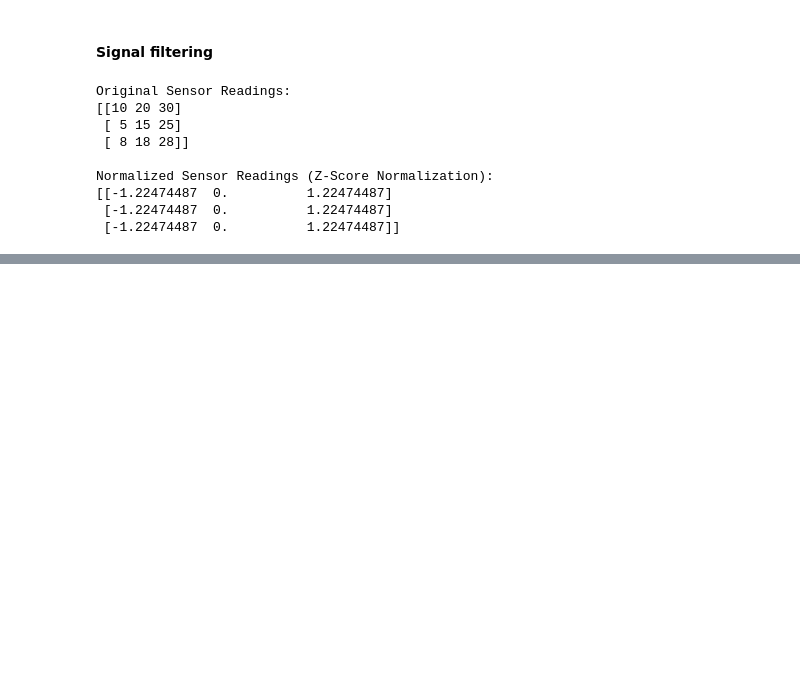
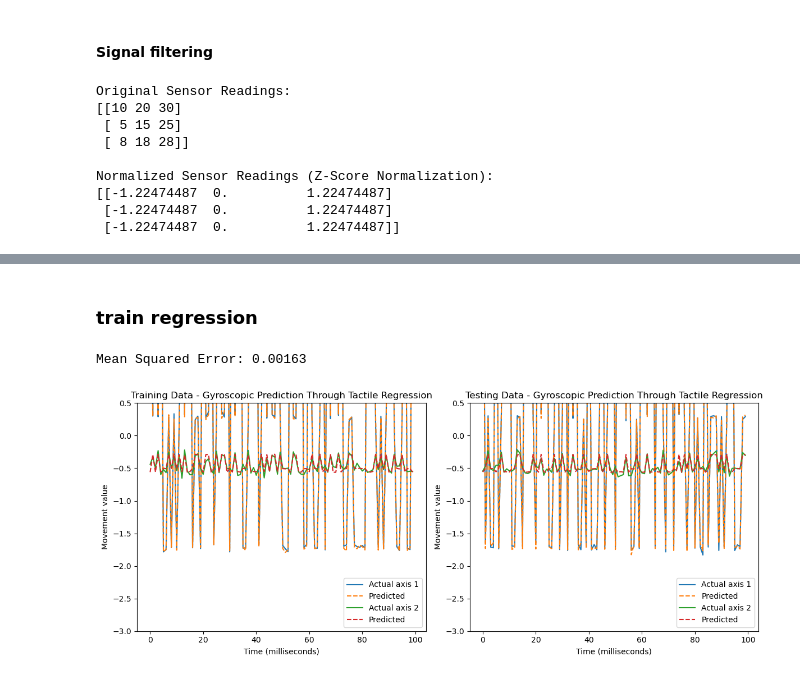
Before and after one commit to shepai/TactileSensor, a Jupyter notebook: Code/Data collection/robot/excel.ipynb, the cells around one changed output, grey strips where cells are left out. Cells and saved outputs as stored; diff of their text form; code cells hidden in the pictures; blank space fills up the shorter version.

```diff
--- a/Code/Data collection/robot/excel.ipynb
+++ b/Code/Data collection/robot/excel.ipynb
@@ -1519,0 +1551,59 @@ Normalized Sensor Readings (Z-Score Normalization):
+# %% [markdown]
+### train regression
+# %%
+X_train, X_test, Y_train, Y_test = train_test_split(X, y, test_size=0.2, random_state=42)
+#X_train, X_test, Y_train, Y_test = train_test_split(X_, y_, test_size=0.2, random_state=42)
+# Create a Ridge Regression model
+alpha = 1.0  # Ridge regularization parameter (adjust as needed)
+ridge_model = Ridge(alpha=alpha)
+#ridge_model = LinearRegression(positive=True)
+# Fit the model to the training data
+ridge_model.fit(X_train, Y_train)
+
+# Make predictions on the test data
+Y_pred = ridge_model.predict(X_test)
+
+# Calculate Mean Squared Error (MSE) to evaluate the model
+mse = mean_squared_error(Y_test, Y_pred)
+print(f"Mean Squared Error: {mse:.5f}")
+start = 100
+end = 200
+axis = 1
+
+# Plot for Training Data
+Y_pred_train = ridge_model.predict(X_train)
+
+fig, axs = plt.subplots(1, 2, figsize=(12, 5))
+
+# Subplot 1 - Training Data
+axs[0].plot(Y_train[:, axis][start:end], label="Actual axis 1")
+axs[0].plot(Y_pred_train[:, axis][start:end], "--", label="Predicted")
+axs[0].plot(Y_train[:, axis + 1][start:end], label="Actual axis 2")
+axs[0].plot(Y_pred_train[:, axis + 1][start:end], "--", label="Predicted")
+
+axs[0].set_ylim([-3,0.5])
+axs[0].set_title("Training Data - Gyroscopic Prediction Through Tactile Regression")
+axs[0].set_ylabel("Movement value")
+axs[0].set_xlabel("Time (milliseconds)")
+axs[0].legend(loc="lower right")
+
+# Plot for Testing Data
+Y_pred_test = ridge_model.predict(X_test)
+
+# Subplot 2 - Testing Data
+axs[1].plot(Y_test[:, axis][start:end], label="Actual axis 1")
+axs[1].plot(Y_pred_test[:, axis][start:end], "--", label="Predicted")
+axs[1].plot(Y_test[:, axis + 1][start:end], label="Actual axis 2")
+axs[1].plot(Y_pred_test[:, axis + 1][start:end], "--", label="Predicted")
+
+axs[1].set_ylim([-3,0.5])
+axs[1].set_title("Testing Data - Gyroscopic Prediction Through Tactile Regression")
+axs[1].set_ylabel("Movement value")
+axs[1].set_xlabel("Time (milliseconds)")
+axs[1].legend(loc="lower right")
+
+plt.tight_layout()
+plt.show()
+# %% [output]
+Mean Squared Error: 0.00163
+[figure, added]
```
Also changed, not shown: parts of 3 cells of this notebook.
